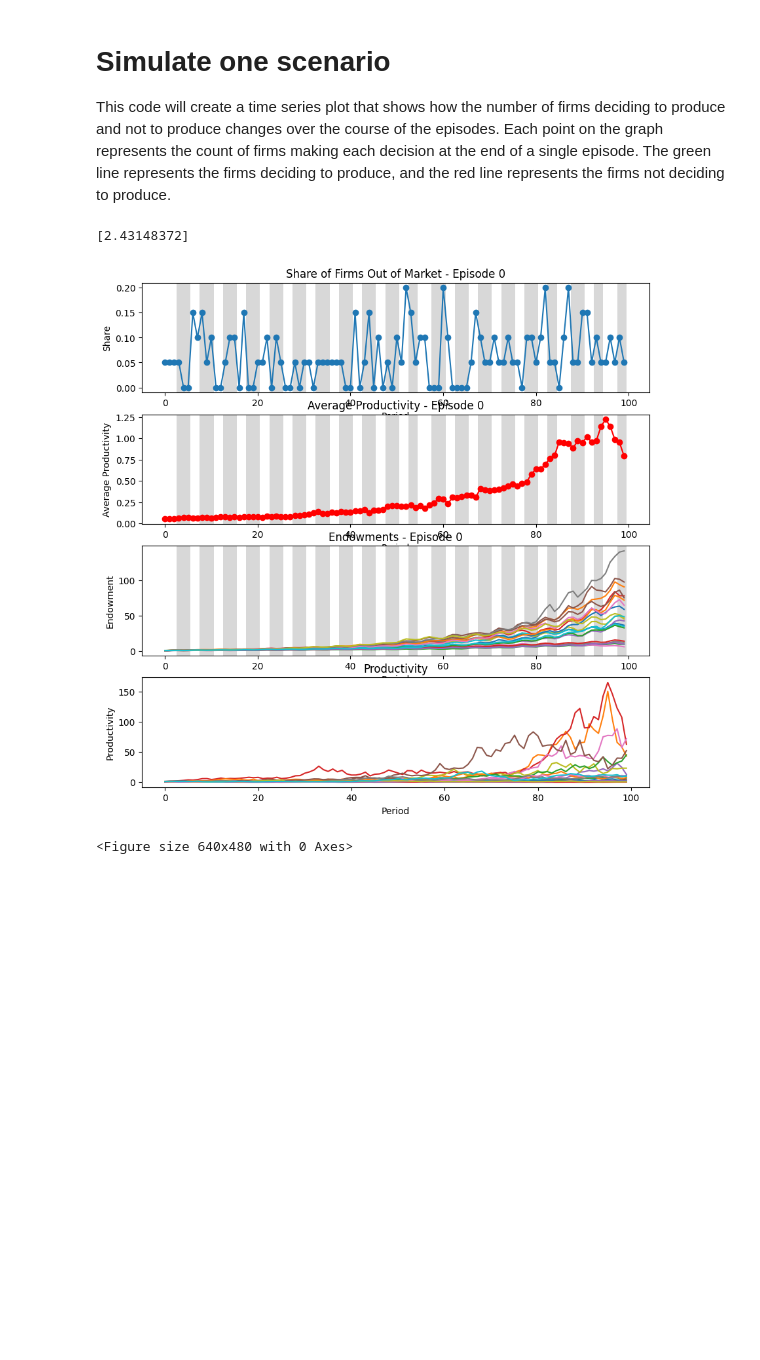
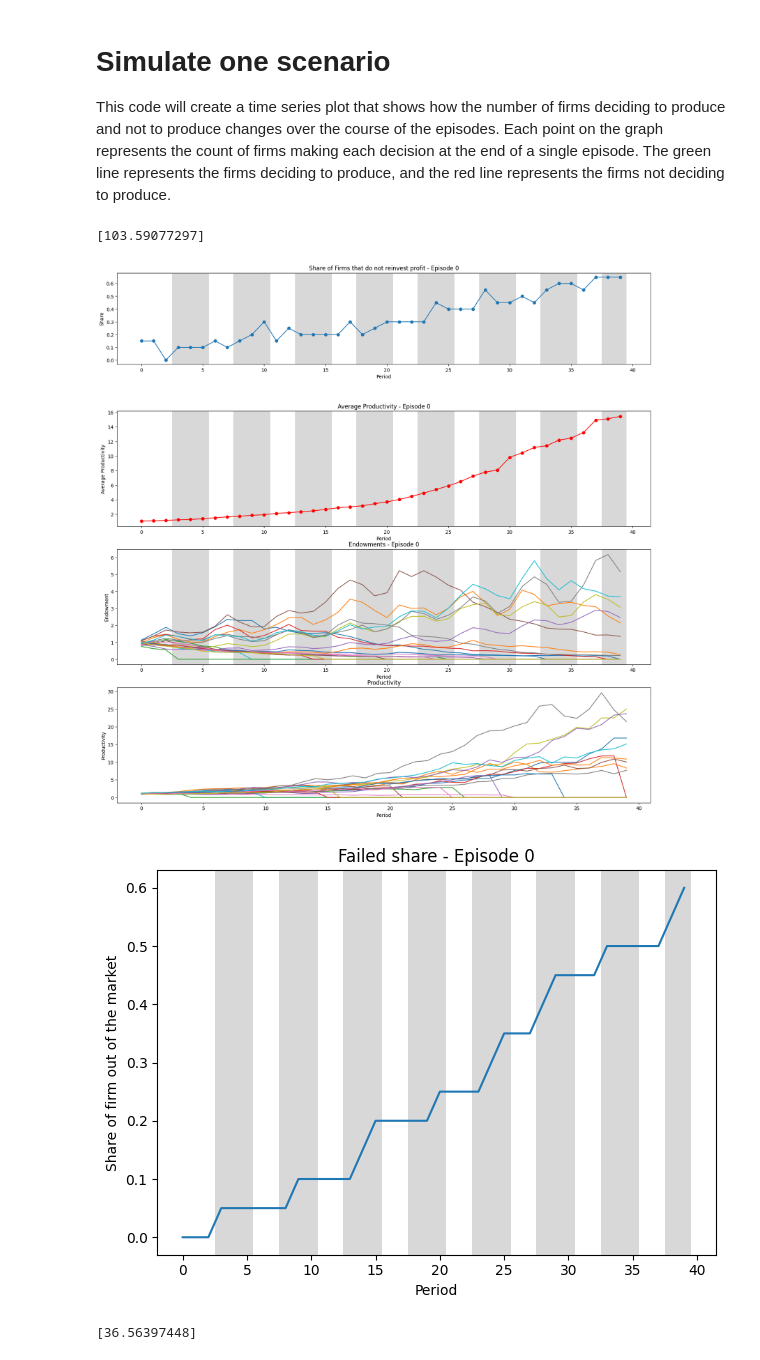
Before and after one commit to RickyJ99/master-thesis-cleansing-effect, a Jupyter notebook: agent_reinforcment learning.ipynb, the cells around one changed output. Cells and saved outputs as stored; diff of their text form; code cells hidden in the pictures; blank space fills up the shorter version.

```diff
--- a/agent_reinforcment learning.ipynb
+++ b/agent_reinforcment learning.ipynb
@@ -359,7 +370,7 @@ def traning(num_episodes):
                 # Compute action for this firm
                 actions.append(action)
 
-            rewards, next_state, productivity = env.step(
+            rewards, next_state, productivity, failed = env.step(
                 actions
             )  # All firms take their actions, compute rewards
             for firm_index in range(env.num_firms):
@@ -454,6 +460,7 @@ def simulate_and_plot(num_episodes, firm_models, env):
         productivity_series         = []
         endowments_series           = []
         cycle                       = []
+        failed_series               = []
         for period in range(env.num_periods):
             actions = []
 
@@ -472,13 +479,14 @@ def simulate_and_plot(num_episodes, firm_models, env):
                     )
                 actions.append(action)
 
-            rewards, next_state, productivity = env.step(actions)
+            rewards, next_state, productivity, failed,avg_productivity = env.step(actions)
 
             share_out_of_market_series.append(((env.num_firms - np.count_nonzero(env.production)) / (env.num_firms)))
-            avg_productivity_series.append(env.avg_productivity)
+            avg_productivity_series.append(avg_productivity)
             productivity_series.append(productivity)
             endowments_series.append(next_state)
             cycle.append(False if env.recession>=0 else True)
+            failed_series.append(np.count_nonzero(failed)/env.num_firms)
 
         # Append the episode results
         episode_results.append({
@@ -486,7 +494,8 @@ def simulate_and_plot(num_episodes, firm_models, env):
             "endowments_series": endowments_series,
             "share_out_of_market_series": share_out_of_market_series,
             "productivity_series": productivity_series,
-            "cycle":   cycle
+            "cycle":   cycle,
+            "Failed": failed_series
         })
 
     # Plot the time series data for each episode
@@ -496,49 +505,64 @@ def simulate_and_plot(num_episodes, firm_models, env):
         share_out_of_market_series = results["share_out_of_market_series"]
         productivity_series = results['productivity_series']
         cycle               = results['cycle']
+        failed_series       = results['Failed']
+
         print(np.correlate(avg_productivity_series, share_out_of_market_series))
-        plt.figure(figsize=(10, 10))
-        plt.subplot(4, 1, 1)
+        plt.figure(figsize=(20, 20))
+        plt.subplot(5, 1, 1)
         plt.plot(share_out_of_market_series, marker='o')
         # Plot the recession cycles as grey shaded areas
         for i, is_recession in enumerate(cycle):
             if is_recession:
                 plt.axvspan(i - 0.5, i + 0.5, facecolor='grey', alpha=0.3)
-        plt.title(f"Share of Firms Out of Market - Episode {episode}")
+        plt.title(f"Share of Firms that do not reinvest profit - Episode {episode}")
         plt.xlabel("Period")
         plt.ylabel("Share")
 
         plt.subplot(4, 1, 2)
         plt.plot(avg_productivity_series, marker='o', color='r')
         for i, is_recession in enumerate(cycle):
             if is_recession:
                 plt.axvspan(i - 0.5, i + 0.5, facecolor='grey', alpha=0.3)
         plt.title(f"Average Productivity - Episode {episode}")
         plt.xlabel("Period")
         plt.ylabel("Average Productivity")
 
         plt.subplot(4, 1, 3)
         plt.plot(endowments_series)
         for i, is_recession in enumerate(cycle):
             if is_recession:
                 plt.axvspan(i - 0.5, i + 0.5, facecolor='grey', alpha=0.3)
         plt.title(f"Endowments - Episode {episode}")
         plt.xlabel("Period")
         plt.ylabel("Endowment")
 
         plt.subplot(4, 1, 4)
         plt.plot(productivity_series)
         plt.title("Productivity")
         plt.xlabel("Period")
         plt.ylabel("Productivity")
         plt.show()
 
+        plt.plot(failed_series)
+        for i, is_recession in enumerate(cycle):
+            if is_recession:
+                plt.axvspan(i - 0.5, i + 0.5, facecolor='grey', alpha=0.3)
+        plt.title(f"Failed share - Episode {episode}")
+        plt.xlabel("Period")
+        plt.ylabel("Share of firm out of the market")
+
         plt.tight_layout()
         plt.show()
-env         = FirmEnvironment(20, 100)
+random.seed(1234)
+env         = FirmEnvironment(20, 40, False)
 # Call the simulate_and_plot function with the desired number of episodes and the firm_models array
-simulate_and_plot(num_episodes = 1, firm_models = firm_models, env = env)
+simulate_and_plot(num_episodes = 1, firm_models = loaded_firm_models, env = env)
+env         = FirmEnvironment(20, 40, True)
+# Call the simulate_and_plot function with the desired number of episodes and the firm_models array
+simulate_and_plot(num_episodes = 1, firm_models = loaded_firm_models, env = env)
 # %% [output]
-[2.43148372]
+[103.59077297]
-[figure, old version]
+[figure, new version]
+[figure, added]
-<Figure size 640x480 with 0 Axes>
+[36.56397448]
```
Also changed, not shown: parts of 5 cells of this notebook, 3 other files.
